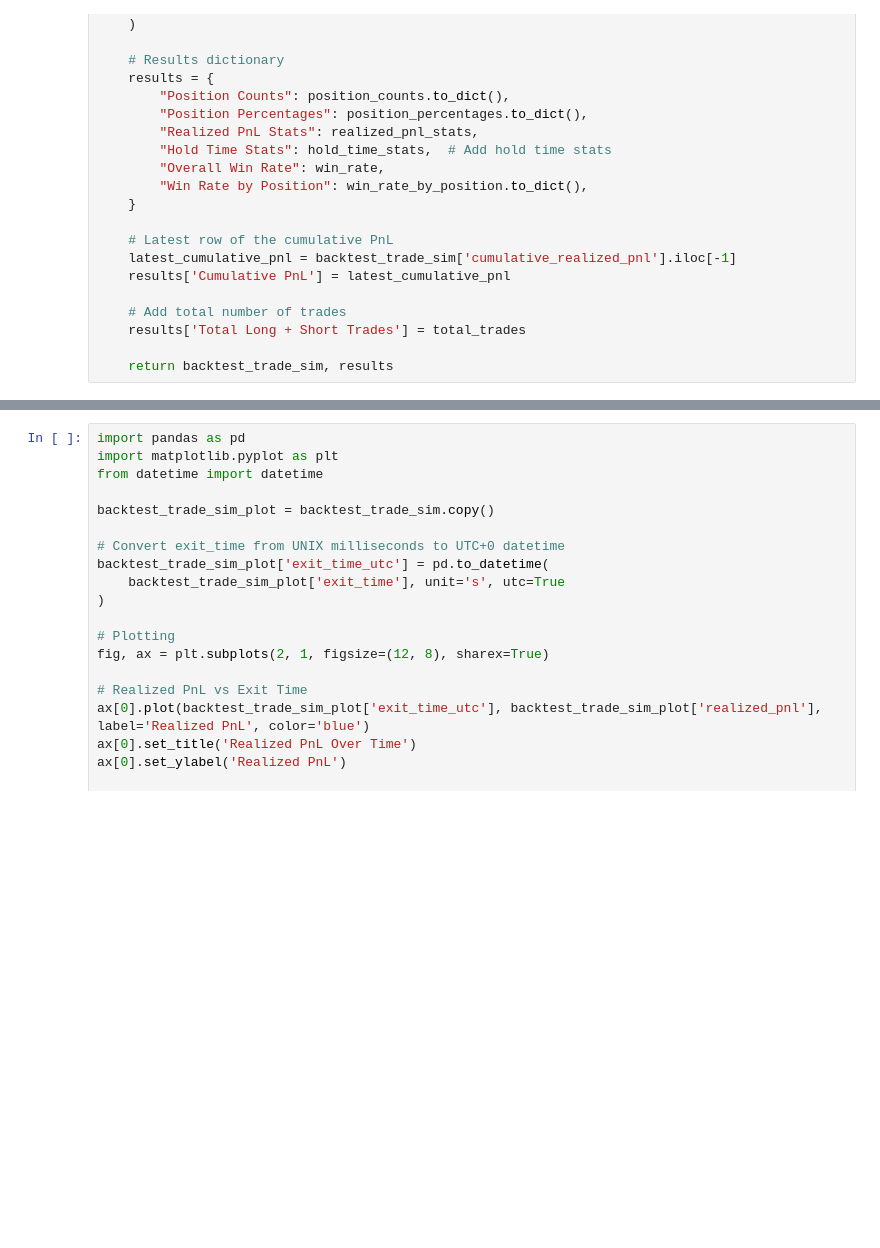
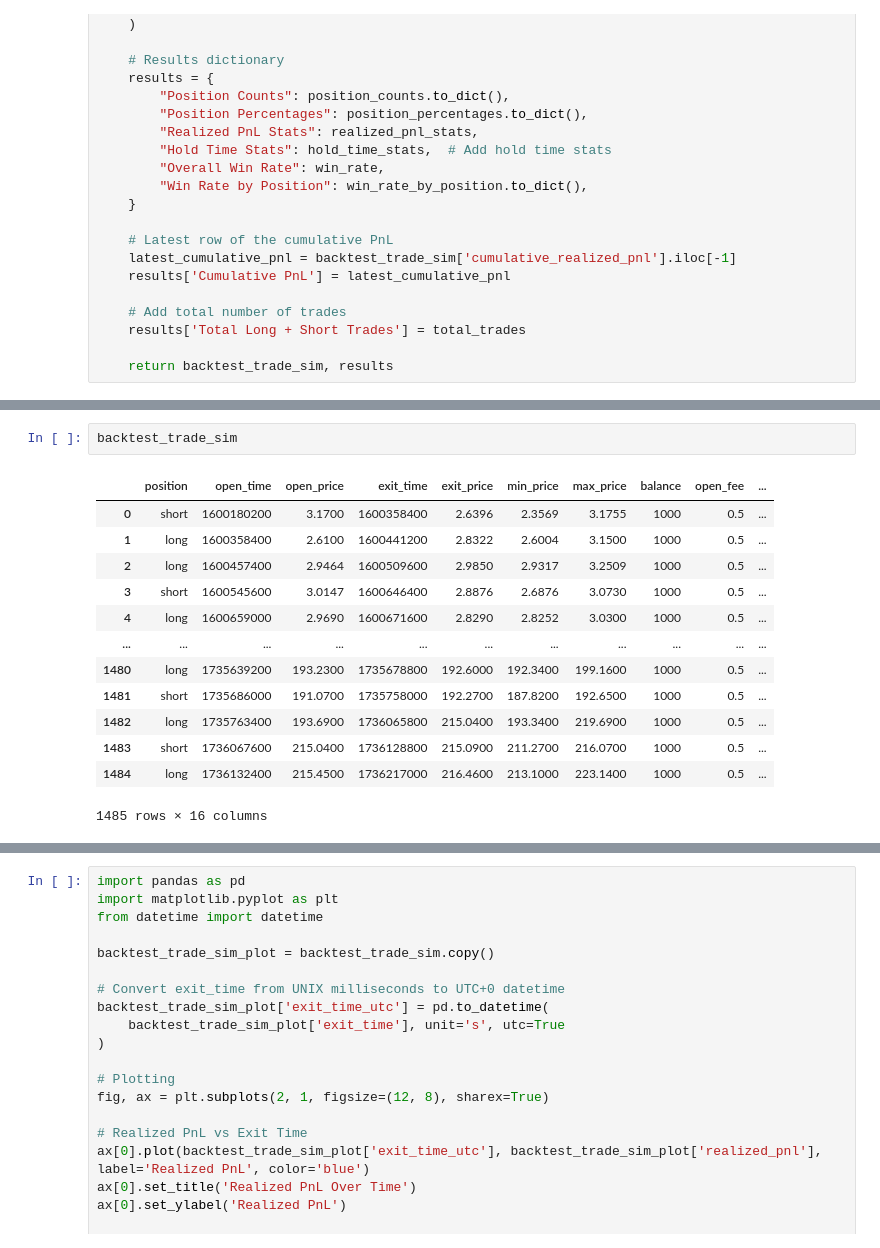
Before and after one commit to rheza-bitwyre/local-share-2, a Jupyter notebook: 03X_ST_IC/03_basic_ST_IC_back_test.ipynb, the cells around one changed output, grey strips where cells are left out. Drawn from its saved outputs; the diff is of its cells as text; blank space fills up the shorter version.

```diff
--- a/03X_ST_IC/03_basic_ST_IC_back_test.ipynb
+++ b/03X_ST_IC/03_basic_ST_IC_back_test.ipynb
@@ -944,0 +946,16 @@ results
+# %%
+backtest_trade_sim
+# %% [output]
+|  | position | open_time | open_price | exit_time | exit_price | min_price | max_price | balance | open_fee | ... |
+| 0 | short | 1600180200 | 3.1700 | 1600358400 | 2.6396 | 2.3569 | 3.1755 | 1000 | 0.5 | ... |
+| 1 | long | 1600358400 | 2.6100 | 1600441200 | 2.8322 | 2.6004 | 3.1500 | 1000 | 0.5 | ... |
+| 2 | long | 1600457400 | 2.9464 | 1600509600 | 2.9850 | 2.9317 | 3.2509 | 1000 | 0.5 | ... |
+| 3 | short | 1600545600 | 3.0147 | 1600646400 | 2.8876 | 2.6876 | 3.0730 | 1000 | 0.5 | ... |
+| 4 | long | 1600659000 | 2.9690 | 1600671600 | 2.8290 | 2.8252 | 3.0300 | 1000 | 0.5 | ... |
+| ... | ... | ... | ... | ... | ... | ... | ... | ... | ... | ... |
+| 1480 | long | 1735639200 | 193.2300 | 1735678800 | 192.6000 | 192.3400 | 199.1600 | 1000 | 0.5 | ... |
+| 1481 | short | 1735686000 | 191.0700 | 1735758000 | 192.2700 | 187.8200 | 192.6500 | 1000 | 0.5 | ... |
+| 1482 | long | 1735763400 | 193.6900 | 1736065800 | 215.0400 | 193.3400 | 219.6900 | 1000 | 0.5 | ... |
+| 1483 | short | 1736067600 | 215.0400 | 1736128800 | 215.0900 | 211.2700 | 216.0700 | 1000 | 0.5 | ... |
+| 1484 | long | 1736132400 | 215.4500 | 1736217000 | 216.4600 | 213.1000 | 223.1400 | 1000 | 0.5 | ... |
+1485 rows × 16 columns
```
Also changed, not shown: parts of 6 cells of this notebook.
